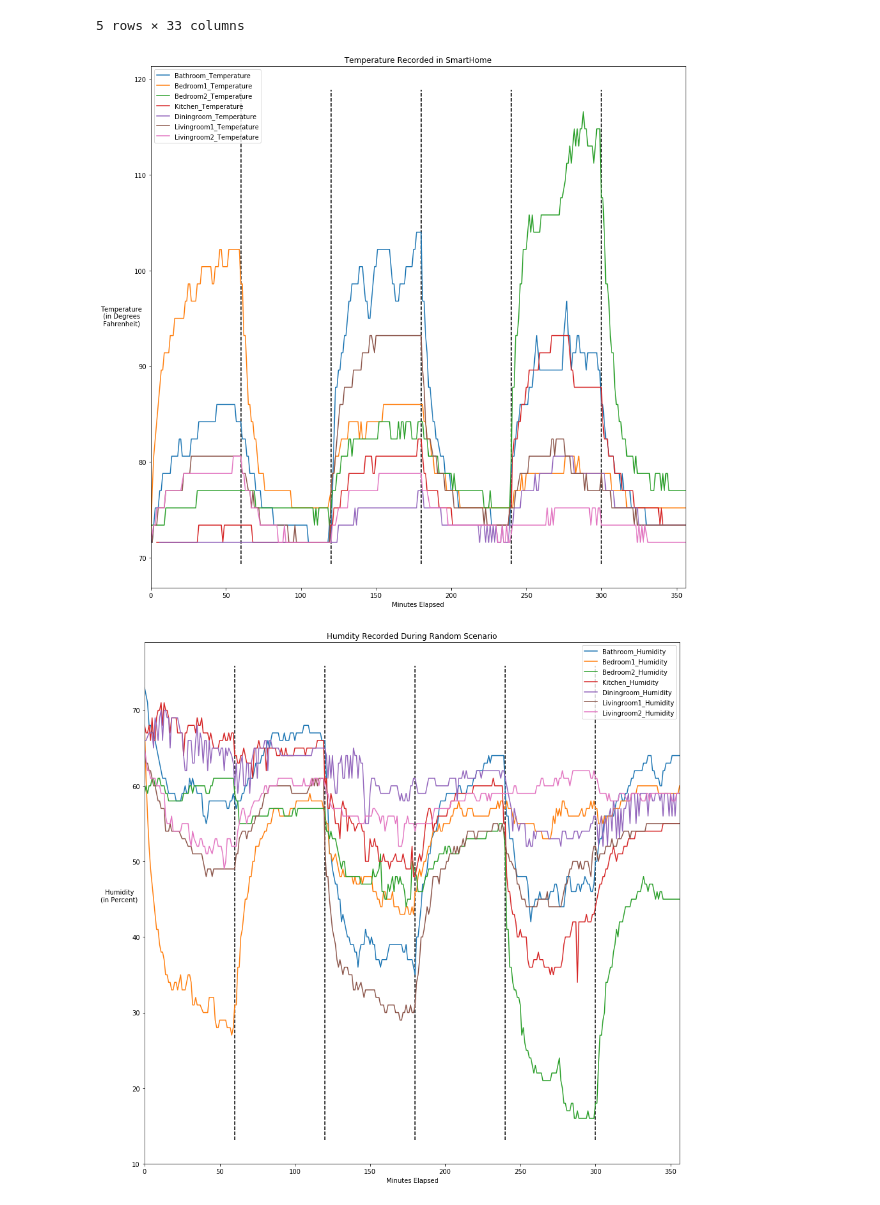
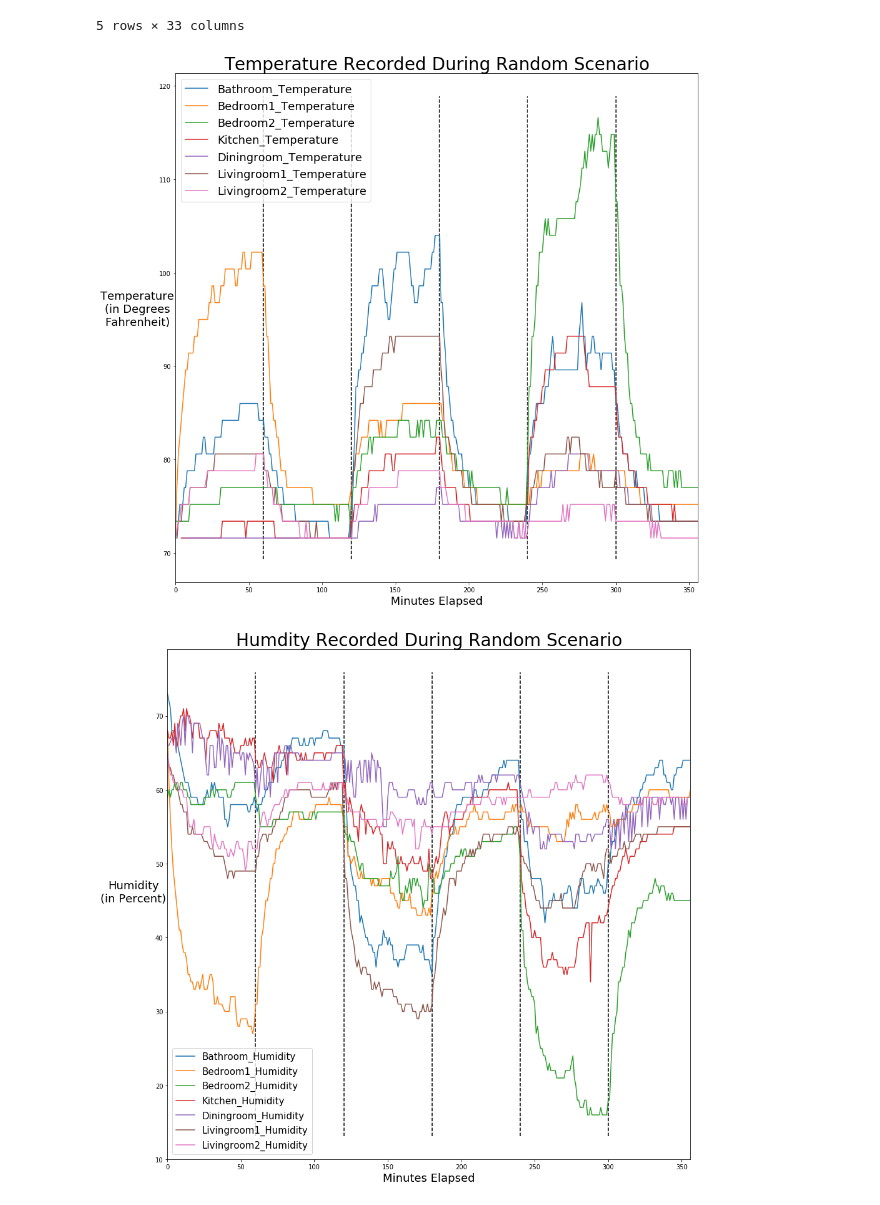
Before and after one commit to tjburns/UCF-REU-SmartHome, a Jupyter notebook: analysis.ipynb, the cells around one changed output. Saved outputs shown, nothing was run; the diff lists cells and outputs as text; code cells hidden in the pictures.

```diff
--- a/analysis.ipynb
+++ b/analysis.ipynb
@@ -39,7 +39,7 @@ kitch_temp.Kitchen_Temperature.plot()
 dine_temp.Diningroom_Temperature.plot()
 liv1_temp.Livingroom1_Temperature.plot()
 liv2_temp.Livingroom2_Temperature.plot(figsize=(15,15))
-plt.legend(loc='best')
+plt.legend(loc='best', prop={'size': 18})
 
 ax = plt.gca()
 ylim = ax.get_ylim()
@@ -49,12 +49,12 @@ plt.vlines(180, ylim[0], ylim[1], linestyles='dashed')
 plt.vlines(240, ylim[0], ylim[1], linestyles='dashed')
 plt.vlines(300, ylim[0], ylim[1], linestyles='dashed')
 
-plt.title('Temperature Recorded During Random Scenario')
-plt.xlabel('Minutes Elapsed')
-plt.ylabel('Temperature\n(in Degrees\nFahrenheit)',labelpad=20).set_rotation(0)
+plt.title('Temperature Recorded During Random Scenario', fontsize = 28)
+plt.xlabel('Minutes Elapsed', fontsize=18)
+plt.ylabel('Temperature\n(in Degrees\nFahrenheit)',labelpad=35, fontsize=18).set_rotation(0)
 plt.show()
 # %% [output]
-[figure, old version]
+[figure, new version]
 # %%
 bath_hum = df.drop(df[df['Bathroom_Humidity'] > 100].index)
 bed1_hum = df.drop(df[df['Bedroom1_Humidity'] > 100].index)
@@ -67,26 +67,26 @@ liv2_hum = df.drop(df[df['Livingroom2_Humidity'] > 100].index)
 # %%
 plt.figure()
 bath_hum.Bathroom_Humidity.plot()
 bed1_hum.Bedroom1_Humidity.plot()
 bed2_hum.Bedroom2_Humidity.plot()
 kitch_hum.Kitchen_Humidity.plot()
 dine_hum.Diningroom_Humidity.plot()
 liv1_hum.Livingroom1_Humidity.plot()
 liv2_hum.Livingroom2_Humidity.plot(figsize=(15,15))
-plt.legend(loc='best')
+plt.legend(loc='lower left', prop={'size': 15})
 
 ax = plt.gca()
 ylim = ax.get_ylim()
 plt.vlines(60, ylim[0], ylim[1], linestyles='dashed')
 plt.vlines(120, ylim[0], ylim[1], linestyles='dashed')
 plt.vlines(180, ylim[0], ylim[1], linestyles='dashed')
 plt.vlines(240, ylim[0], ylim[1], linestyles='dashed')
 plt.vlines(300, ylim[0], ylim[1], linestyles='dashed')
 
-plt.title('Humdity Recorded During Random Scenario')
-plt.xlabel('Minutes Elapsed')
-plt.ylabel('Humidity\n(in Percent)',labelpad=20).set_rotation(0)
+plt.title('Humdity Recorded During Random Scenario', fontsize=28)
+plt.xlabel('Minutes Elapsed', fontsize=18)
+plt.ylabel('Humidity\n(in Percent)',labelpad=35, fontsize=18).set_rotation(0)
 
 plt.show()
 # %% [output]
-[figure, old version]
+[figure, new version]
```
Also changed, not shown: 2 other files.
